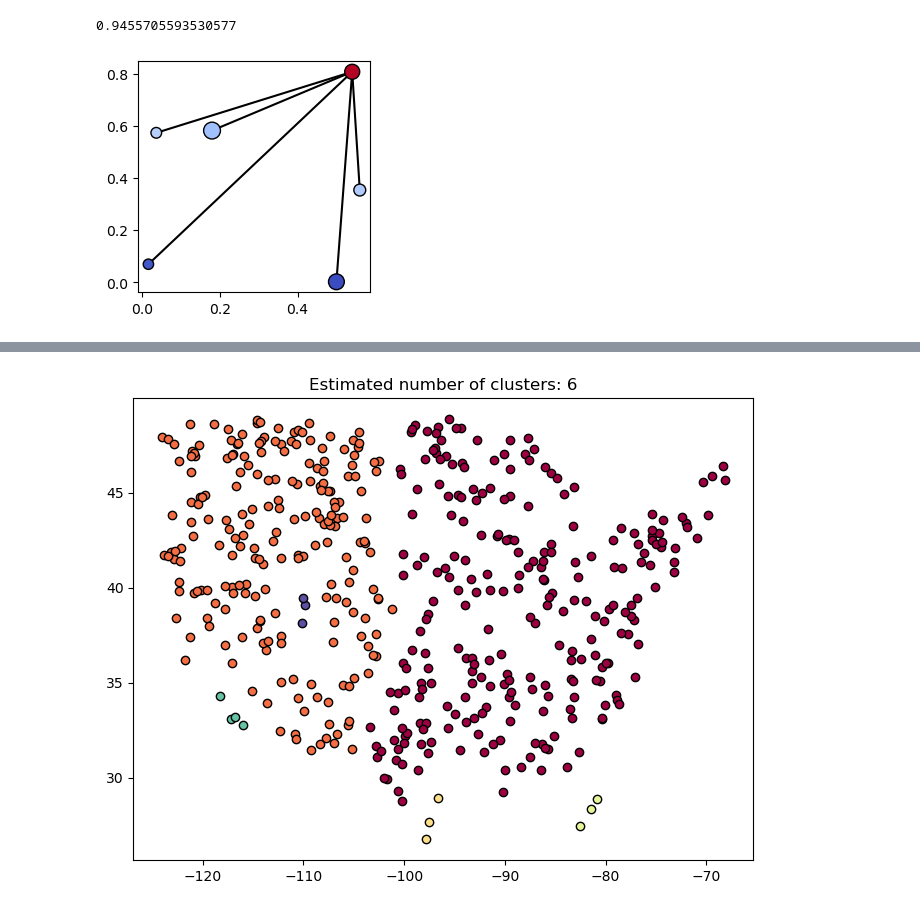
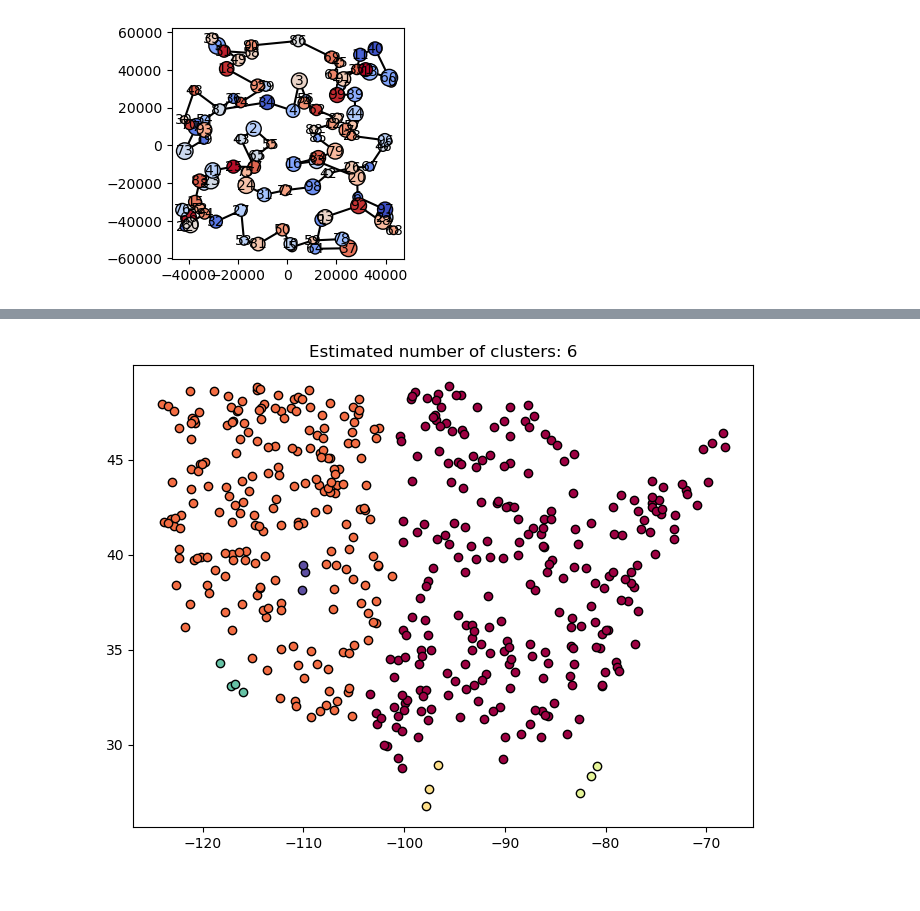
Before and after one commit to LukasFrankenQ/pypsa-earth-sec, a Jupyter notebook: notebooks/cluster_sites.ipynb, the cells around one changed output, grey strips where cells are left out. Cells and saved outputs as stored; diff of their text form; code cells hidden in the pictures.

```diff
--- a/notebooks/cluster_sites.ipynb
+++ b/notebooks/cluster_sites.ipynb
@@ -24,17 +26,43 @@ from industry_cluster_analysis import (
-# %%
-n = 6
-
-sample_sites = np.random.uniform(0, 1, (n, 2))
-sample_temps = np.random.uniform(80, 250, n).tolist()
-sample_caps = np.random.uniform(1, 5, n).tolist()
-
-sample_network, sample_cost = get_costoptimal_network(sample_sites, sample_temps, sample_caps)
-
-print(sample_cost)
-plot_network(sample_network, sample_sites, sample_caps, sample_temps)
-# %% [output]
-0.9455705593530577
-[figure, removed]
+# %%
+n = 100
+
+sample_coords = np.hstack((
+    np.random.uniform(-101, -100, (n, 1)),
+    np.random.uniform(38, 39, (n, 1)),
+))
+
+sample_coords_meters = coords_to_relative_utm(sample_coords)
+
+sample_temps = np.random.uniform(80, 250, n).tolist()
+sample_caps = np.random.uniform(1, 5, n).tolist()
+
+# sample_network, sample_cost = get_costoptimal_network(sample_coords, sample_temps, sample_caps)
+T, sample_cost = get_simple_costoptimal_network(
+    sample_coords_meters,
+    # sample_temps,
+    # sample_caps,
+    )
+
+G = nx.Graph()
+# for i, (x, y) in enumerate(sample_coords):
+for i, (x, y) in enumerate(sample_coords_meters):
+    G.add_node(
+        i,
+        pos=(x, y),
+        )
+
+edgelist = nx.to_pandas_edgelist(T)
+
+for i, j in edgelist[['source', 'target']].values:
+
+    # length = V_inv(np.array(sample_coords[i]), np.array(sample_coords[j]))[0]
+    G.add_edge(i, j)
+        # 4 because there is a hot and cold cycle
+
+
+plot_network(G, sample_coords_meters, sample_caps, sample_temps)
+# %% [output]
+[figure, added]
 # %%
 shape = gpd.read_file(Path.cwd() /
         'misc_data' /
```
Also changed, not shown: parts of 16 cells of this notebook, 1 other file.
